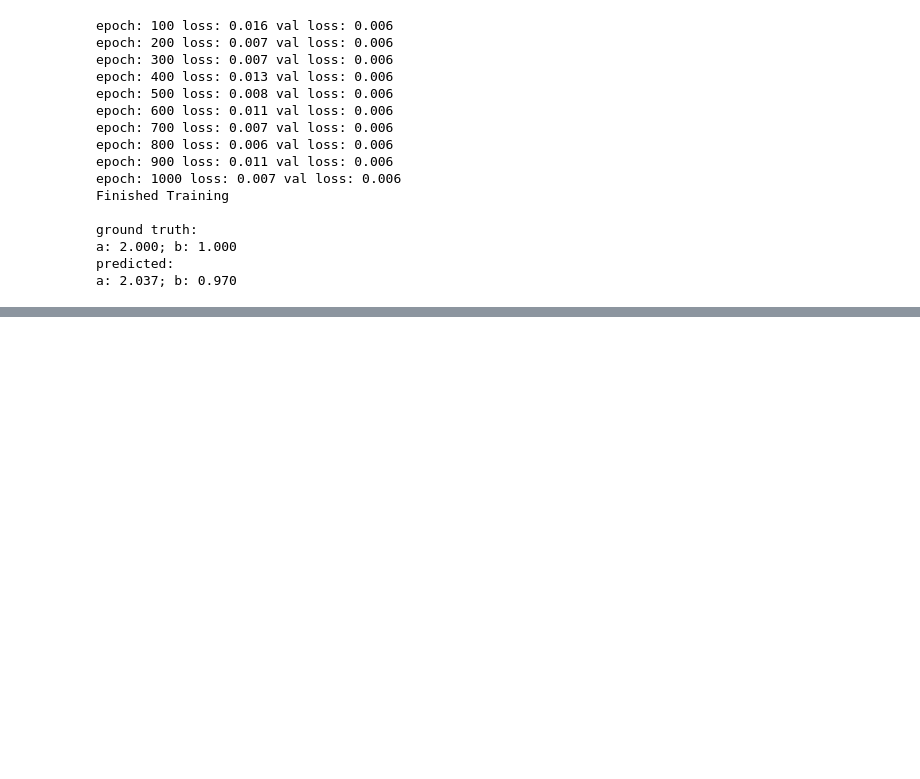
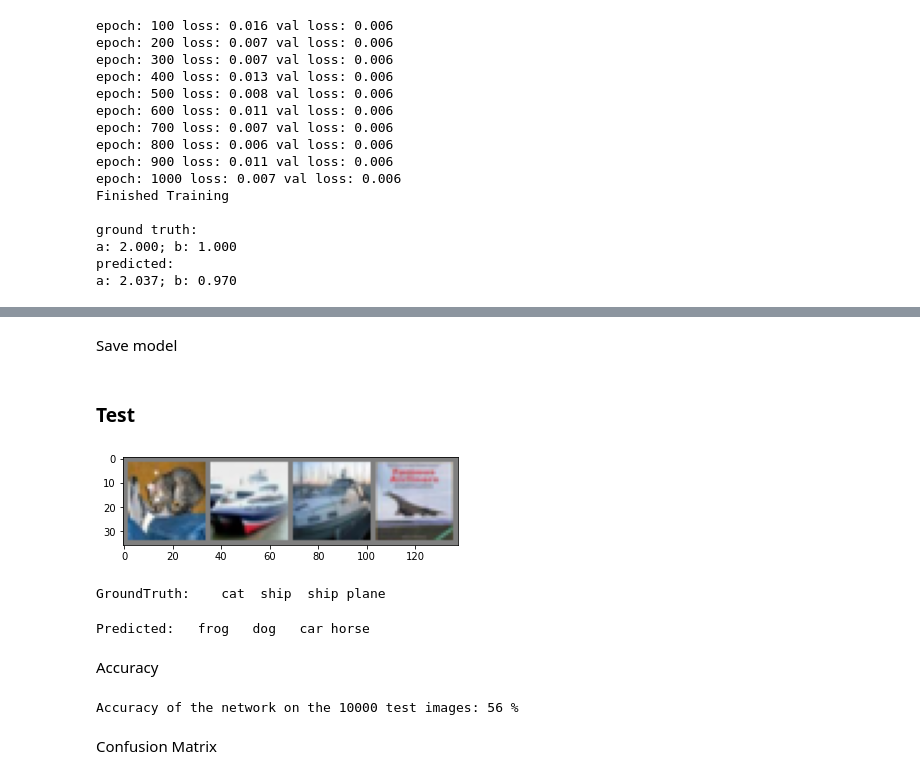
Before and after one commit to hozongsien/PyTorchTutorial, a Jupyter notebook: PyTorchTutorial.ipynb, the cells around one changed output, grey strips where cells are left out. Cells and saved outputs as stored; diff of their text form; code cells hidden in the pictures; blank space fills up the shorter version.

```diff
--- a/PyTorchTutorial.ipynb
+++ b/PyTorchTutorial.ipynb
@@ -233,0 +397,2 @@ a: 2.037; b: 0.970
+# %% [markdown]
+Save model
@@ -233,0 +401,44 @@ a: 2.037; b: 0.970
+# %% [markdown]
+### Test
+# %%
+dataiter = iter(testloader)
+images, labels = dataiter.next()
+
+# print images
+imshow(torchvision.utils.make_grid(images))
+print('GroundTruth: ', ' '.join('%5s' % classes[labels[j]] for j in range(4)))
+# %% [output]
+[figure, added]
+GroundTruth:    cat  ship  ship plane
+# %%
+# Load model
+net = Net()
+net.load_state_dict(torch.load(PATH))
+
+# Predict
+outputs = net(images)
+_, predicted = torch.max(outputs, 1)
+
+print('Predicted: ', ' '.join('%5s' % classes[predicted[j]]
+                              for j in range(4)))
+# %% [output]
+Predicted:   frog   dog   car horse
+# %% [markdown]
+Accuracy
+# %%
+test_step = make_test_step(net)
+
+correct = 0
+total = 0
+with torch.no_grad():
+  for inputs, labels in testloader:
+    predicted = test_step(inputs)
+    total += labels.size(0)
+    correct += (predicted == labels).sum().item()
+
+print('Accuracy of the network on the 10000 test images: %d %%' % (
+    100 * correct / total))
+# %% [output]
+Accuracy of the network on the 10000 test images: 56 %
+# %% [markdown]
+Confusion Matrix
```
Also changed, not shown: parts of 17 cells of this notebook.
